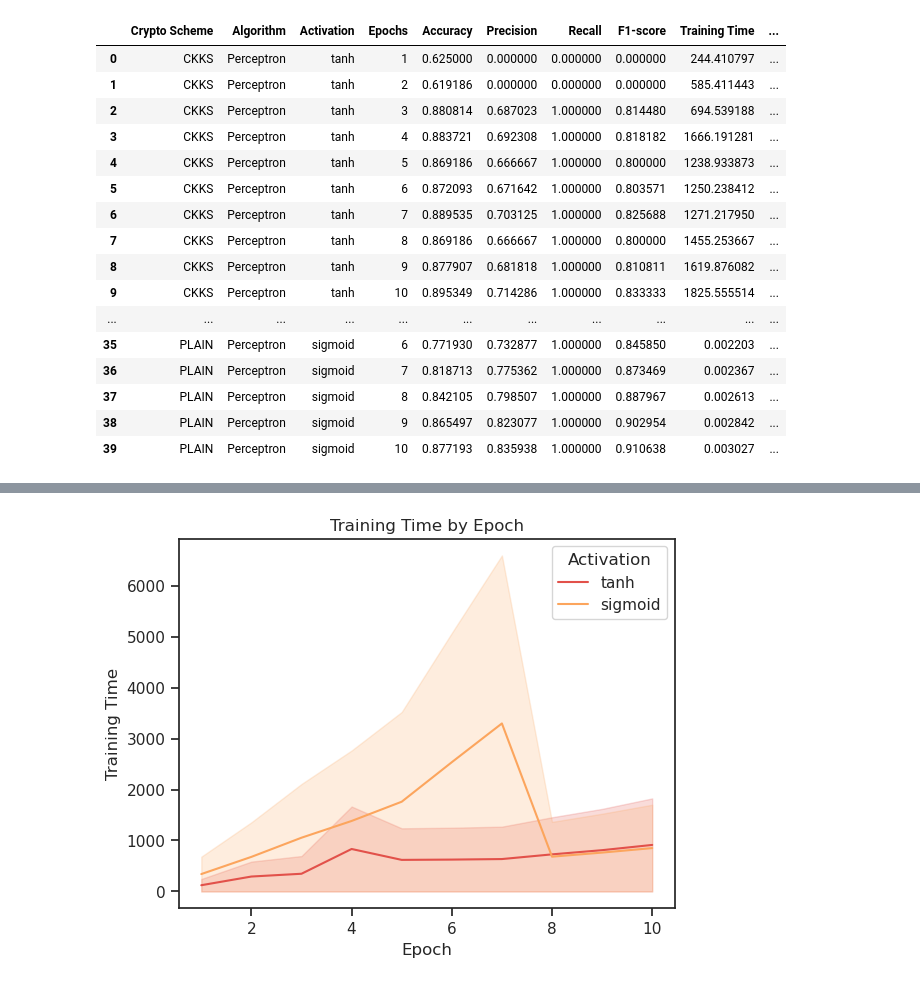
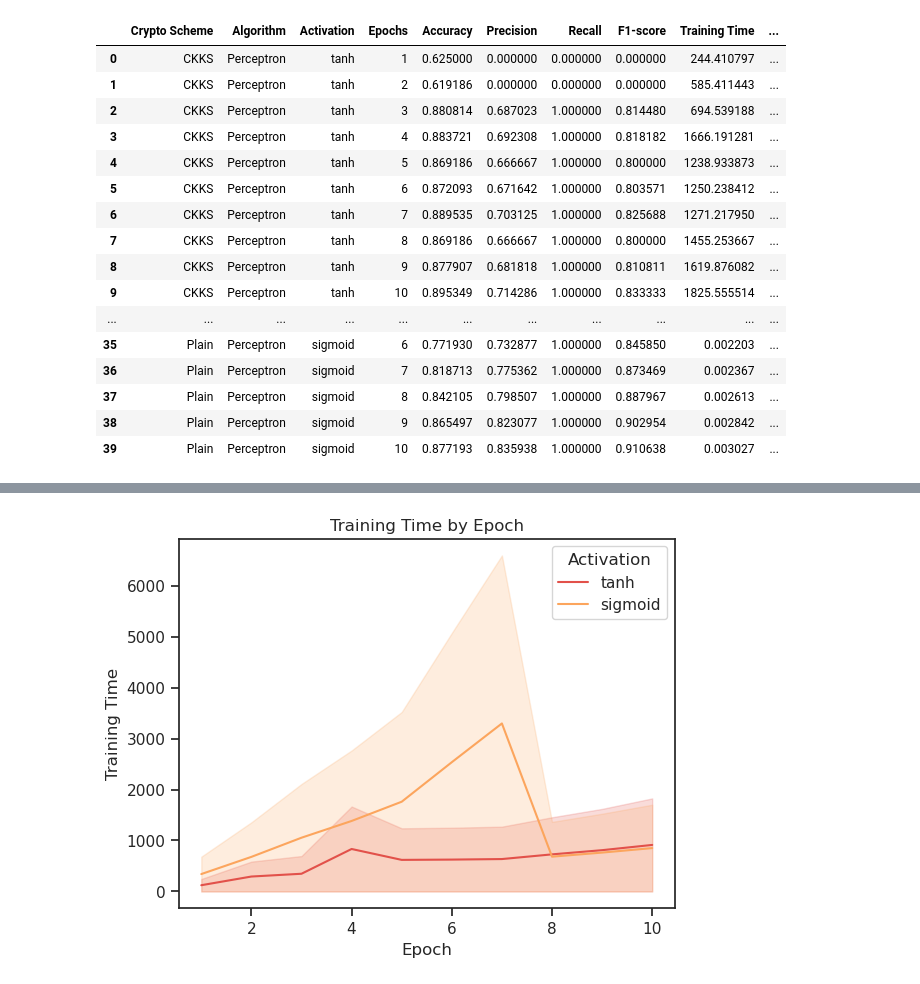
Before and after one commit to rodkruger/ppml-python, a Jupyter notebook: Metrics.ipynb, the cells around one changed output, grey strips where cells are left out. Cells and saved outputs as stored; diff of their text form; code cells hidden in the pictures.

Commit message:
Metrics adjustments

```diff
--- a/Metrics.ipynb
+++ b/Metrics.ipynb
@@ -92,40 +92,40 @@ for epoch_id in range(1, 11):
     l_exp_folder = f'{CONTENT_PATH}/ckks_tanh_{epoch_id}'
     read_experiment_data(l_exp_folder, 'CKKS', 'Perceptron', 'tanh', epoch_id, l_metrics)
 
 for epoch_id in range(1, 11):
     l_exp_folder = f'{CONTENT_PATH}/ckks_sigmoid_{epoch_id}'
     read_experiment_data(l_exp_folder, 'CKKS', 'Perceptron', 'sigmoid', epoch_id, l_metrics)
 
 for epoch_id in range(1, 11):
     l_exp_folder = f'{CONTENT_PATH}/plain_tanh_{epoch_id}'
-    read_experiment_data(l_exp_folder, 'PLAIN', 'Perceptron', 'tanh', epoch_id, l_metrics)
+    read_experiment_data(l_exp_folder, 'Plain', 'Perceptron', 'tanh', epoch_id, l_metrics)
 
 for epoch_id in range(1, 11):
     l_exp_folder = f'{CONTENT_PATH}/plain_sigmoid_{epoch_id}'
-    read_experiment_data(l_exp_folder, 'PLAIN', 'Perceptron', 'sigmoid', epoch_id, l_metrics)
+    read_experiment_data(l_exp_folder, 'Plain', 'Perceptron', 'sigmoid', epoch_id, l_metrics)
 
 df_metrics = pd.DataFrame(l_metrics,
                           columns=['Crypto Scheme', 'Algorithm', 'Activation', 'Epochs', 'Accuracy',
                                    'Precision', 'Recall', 'F1-score', 'Training Time', 'Testing Time'])
 df_metrics
 # %% [output]
 |  | Crypto Scheme | Algorithm | Activation | Epochs | Accuracy | Precision | Recall | F1-score | Training Time | ... |
 | 0 | CKKS | Perceptron | tanh | 1 | 0.625000 | 0.000000 | 0.000000 | 0.000000 | 244.410797 | ... |
 | 1 | CKKS | Perceptron | tanh | 2 | 0.619186 | 0.000000 | 0.000000 | 0.000000 | 585.411443 | ... |
 | 2 | CKKS | Perceptron | tanh | 3 | 0.880814 | 0.687023 | 1.000000 | 0.814480 | 694.539188 | ... |
 | 3 | CKKS | Perceptron | tanh | 4 | 0.883721 | 0.692308 | 1.000000 | 0.818182 | 1666.191281 | ... |
 | 4 | CKKS | Perceptron | tanh | 5 | 0.869186 | 0.666667 | 1.000000 | 0.800000 | 1238.933873 | ... |
 | 5 | CKKS | Perceptron | tanh | 6 | 0.872093 | 0.671642 | 1.000000 | 0.803571 | 1250.238412 | ... |
 | 6 | CKKS | Perceptron | tanh | 7 | 0.889535 | 0.703125 | 1.000000 | 0.825688 | 1271.217950 | ... |
 | 7 | CKKS | Perceptron | tanh | 8 | 0.869186 | 0.666667 | 1.000000 | 0.800000 | 1455.253667 | ... |
 | 8 | CKKS | Perceptron | tanh | 9 | 0.877907 | 0.681818 | 1.000000 | 0.810811 | 1619.876082 | ... |
 | 9 | CKKS | Perceptron | tanh | 10 | 0.895349 | 0.714286 | 1.000000 | 0.833333 | 1825.555514 | ... |
 | ... | ... | ... | ... | ... | ... | ... | ... | ... | ... | ... |
-| 35 | PLAIN | Perceptron | sigmoid | 6 | 0.771930 | 0.732877 | 1.000000 | 0.845850 | 0.002203 | ... |
-| 36 | PLAIN | Perceptron | sigmoid | 7 | 0.818713 | 0.775362 | 1.000000 | 0.873469 | 0.002367 | ... |
-| 37 | PLAIN | Perceptron | sigmoid | 8 | 0.842105 | 0.798507 | 1.000000 | 0.887967 | 0.002613 | ... |
-| 38 | PLAIN | Perceptron | sigmoid | 9 | 0.865497 | 0.823077 | 1.000000 | 0.902954 | 0.002842 | ... |
-| 39 | PLAIN | Perceptron | sigmoid | 10 | 0.877193 | 0.835938 | 1.000000 | 0.910638 | 0.003027 | ... |
+| 35 | Plain | Perceptron | sigmoid | 6 | 0.771930 | 0.732877 | 1.000000 | 0.845850 | 0.002203 | ... |
+| 36 | Plain | Perceptron | sigmoid | 7 | 0.818713 | 0.775362 | 1.000000 | 0.873469 | 0.002367 | ... |
+| 37 | Plain | Perceptron | sigmoid | 8 | 0.842105 | 0.798507 | 1.000000 | 0.887967 | 0.002613 | ... |
+| 38 | Plain | Perceptron | sigmoid | 9 | 0.865497 | 0.823077 | 1.000000 | 0.902954 | 0.002842 | ... |
+| 39 | Plain | Perceptron | sigmoid | 10 | 0.877193 | 0.835938 | 1.000000 | 0.910638 | 0.003027 | ... |
 # %%
 sns.set_theme(style="ticks", palette="Spectral")
 # %%
```
Also changed, not shown: parts of 2 cells of this notebook.
